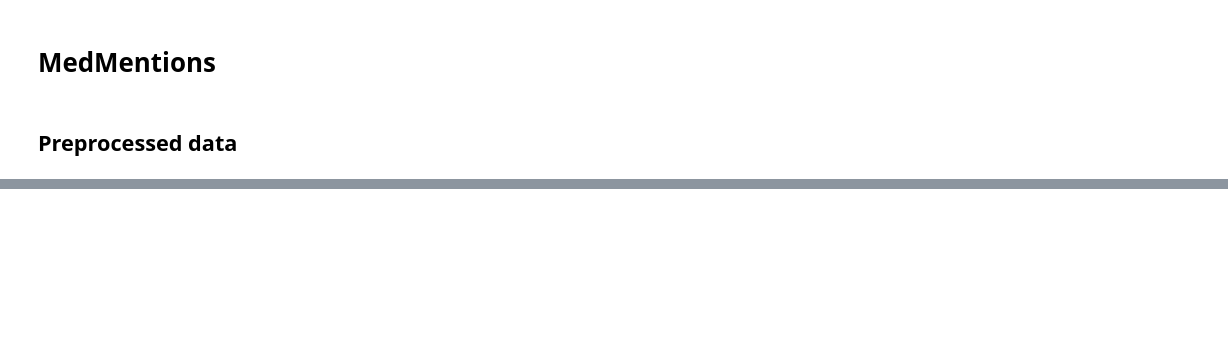
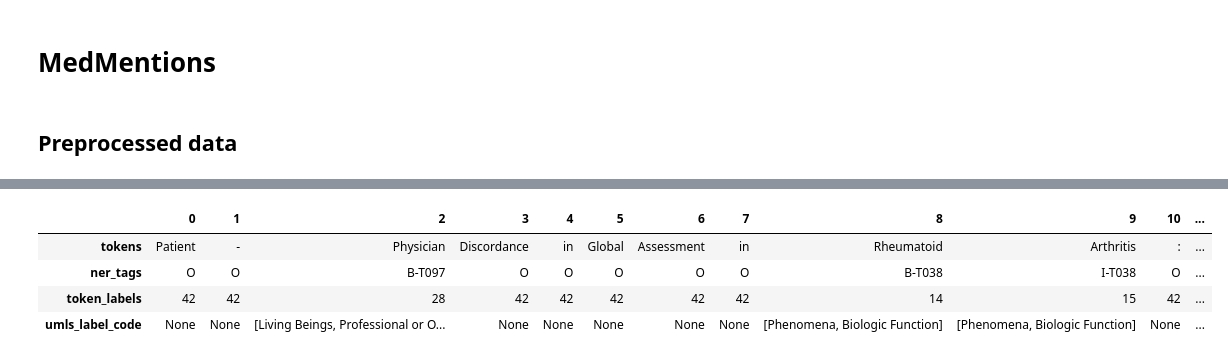
Before and after one commit to longluu/LLM-NER-clinical-text, a Jupyter notebook: notebooks/EDA.ipynb, the cells around one changed output, grey strips where cells are left out. Drawn from its saved outputs; the diff is of its cells as text; code cells hidden in the pictures; blank space fills up the shorter version.

```diff
--- a/notebooks/EDA.ipynb
+++ b/notebooks/EDA.ipynb
@@ -51,0 +58,15 @@ df.T
+# %%
+ind_example = 2
+pd.set_option('display.max_columns', None)
+df = pd.DataFrame(columns=['tokens', 'ner_tags', 'token_labels', 'umls_label_code'])
+df['tokens'] = data_medmentions['test'][ind_example]['tokens']
+df['token_labels'] = data_medmentions['test'][ind_example]['token_labels']
+df['ner_tags'] = data_medmentions['test'][ind_example]['ner_tags']
+df['umls_label_code'] = [umls_label_code[code] for code in data_medmentions['test'][ind_example]['ner_tags']]
+df.T
+# %% [output]
+|  | 0 | 1 | 2 | 3 | 4 | 5 | 6 | 7 | 8 | 9 | 10 | ... |
+| tokens | Patient | - | Physician | Discordance | in | Global | Assessment | in | Rheumatoid | Arthritis | : | ... |
+| ner_tags | O | O | B-T097 | O | O | O | O | O | B-T038 | I-T038 | O | ... |
+| token_labels | 42 | 42 | 28 | 42 | 42 | 42 | 42 | 42 | 14 | 15 | 42 | ... |
+| umls_label_code | None | None | [Living Beings, Professional or O... | None | None | None | None | None | [Phenomena, Biologic Function] | [Phenomena, Biologic Function] | None | ... |
```
Also changed, not shown: parts of 4 cells of this notebook, 8 other files.
